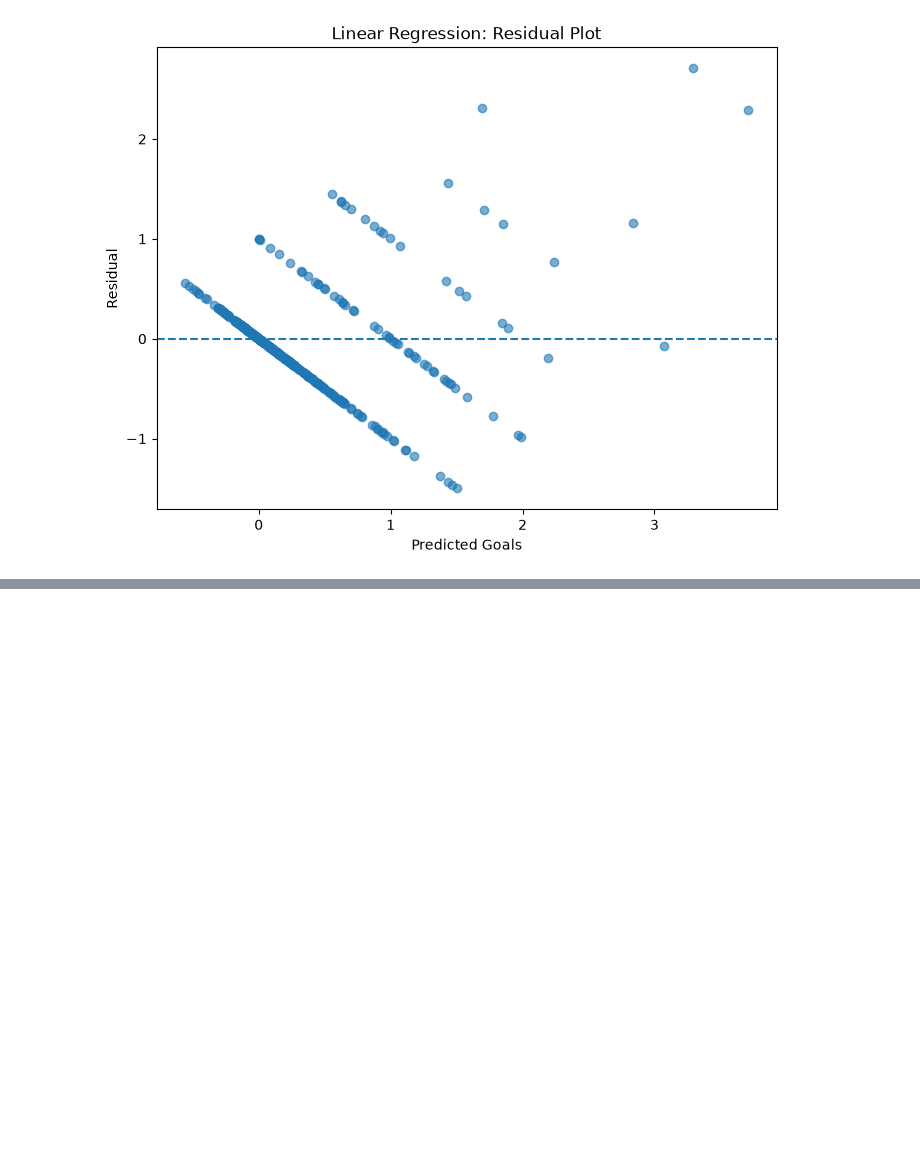
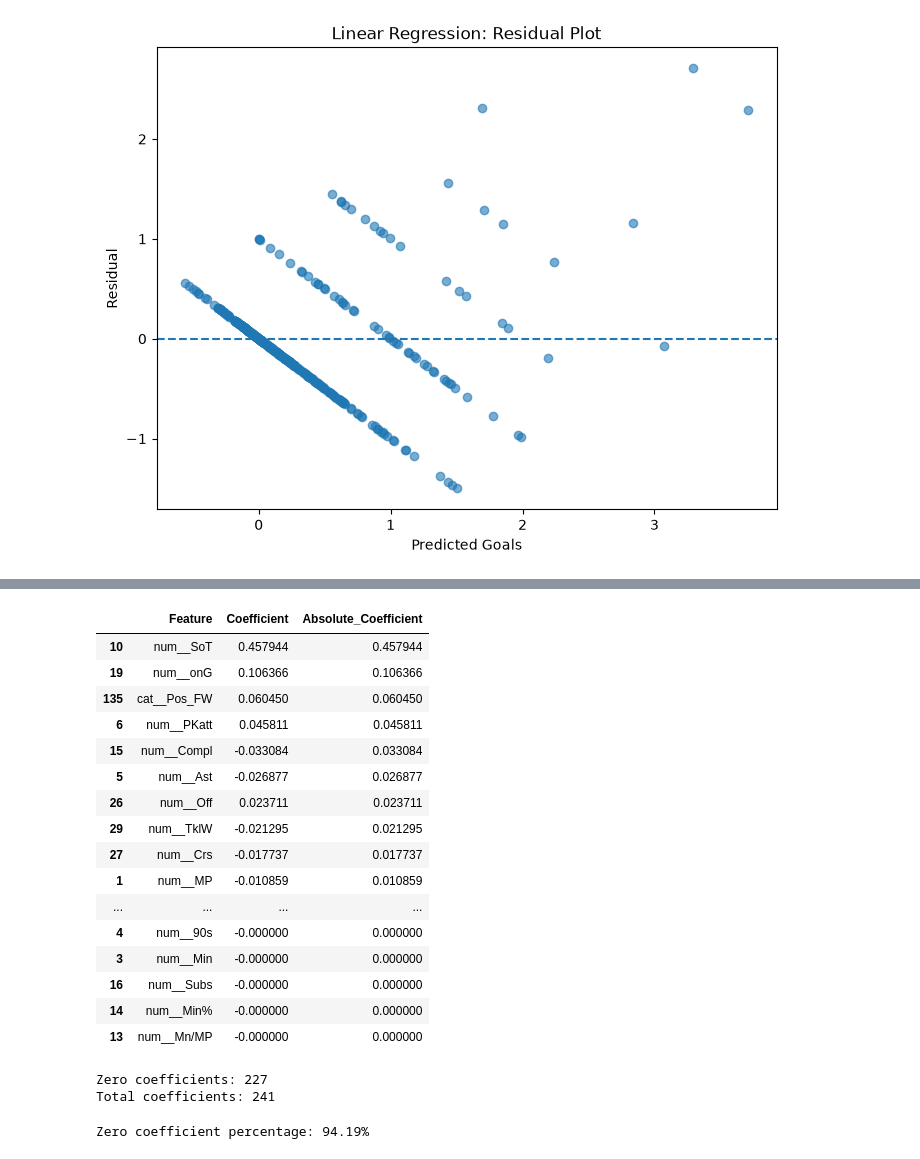
Before and after one commit to FaisalMahmudArzu/Football-Data-Analysis-from-Kaggle, a Jupyter notebook: main.ipynb, the cells around one changed output, grey strips where cells are left out. Saved outputs shown, nothing was run; the diff lists cells and outputs as text; code cells hidden in the pictures; blank space fills up the shorter version.

```diff
--- a/main.ipynb
+++ b/main.ipynb
@@ -1778,0 +1902,15 @@ plt.show()
+# %%
+from sklearn.linear_model import Lasso
+
+lasso_model = Lasso(alpha=0.01)
+
+lasso_model.fit(
+    X_train_processed,
+    y_train
+)
+
+y_pred_lasso = lasso_model.predict(
+    X_test_processed
+)
+
+print("Lasso Regression trained successfully.")
@@ -1778,0 +1983,54 @@ plt.show()
+# %%
+lasso_coefficients = pd.DataFrame({
+    "Feature": feature_names,
+    "Coefficient": lasso_model.coef_
+})
+
+lasso_coefficients["Absolute_Coefficient"] = abs(
+    lasso_coefficients["Coefficient"]
+)
+
+lasso_coefficients.sort_values(
+    "Absolute_Coefficient",
+    ascending=False
+).head(20)
+# %% [output]
+|  | Feature | Coefficient | Absolute_Coefficient |
+| 10 | num__SoT | 0.457944 | 0.457944 |
+| 19 | num__onG | 0.106366 | 0.106366 |
+| 135 | cat__Pos_FW | 0.060450 | 0.060450 |
+| 6 | num__PKatt | 0.045811 | 0.045811 |
+| 15 | num__Compl | -0.033084 | 0.033084 |
+| 5 | num__Ast | -0.026877 | 0.026877 |
+| 26 | num__Off | 0.023711 | 0.023711 |
+| 29 | num__TklW | -0.021295 | 0.021295 |
+| 27 | num__Crs | -0.017737 | 0.017737 |
+| 1 | num__MP | -0.010859 | 0.010859 |
+| ... | ... | ... | ... |
+| 4 | num__90s | -0.000000 | 0.000000 |
+| 3 | num__Min | -0.000000 | 0.000000 |
+| 16 | num__Subs | -0.000000 | 0.000000 |
+| 14 | num__Min% | -0.000000 | 0.000000 |
+| 13 | num__Mn/MP | -0.000000 | 0.000000 |
+# %%
+zero_coefficients = np.sum(
+    lasso_model.coef_ == 0
+)
+
+total_coefficients = len(
+    lasso_model.coef_
+)
+
+print("Zero coefficients:", zero_coefficients)
+print("Total coefficients:", total_coefficients)
+# %% [output]
+Zero coefficients: 227
+Total coefficients: 241
+# %%
+zero_percentage = (
+    zero_coefficients / total_coefficients
+) * 100
+
+print(f"Zero coefficient percentage: {zero_percentage:.2f}%")
+# %% [output]
+Zero coefficient percentage: 94.19%
```
Also changed, not shown: parts of 15 cells of this notebook.
